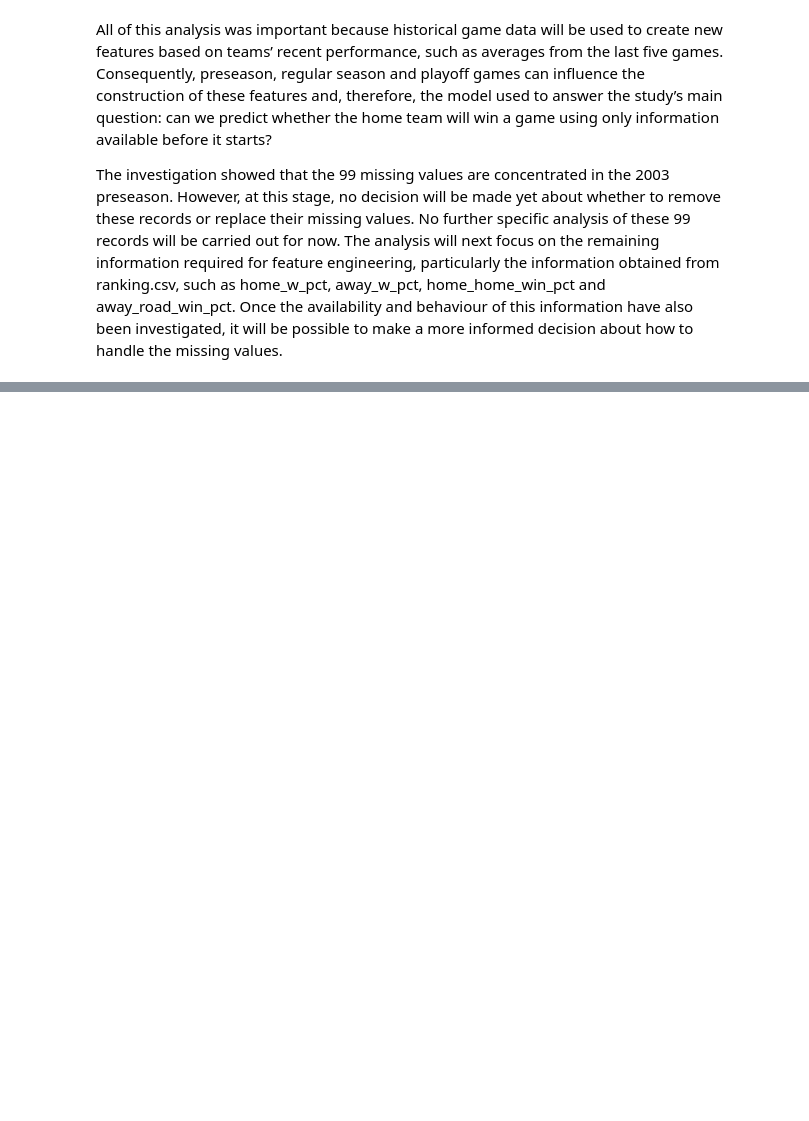
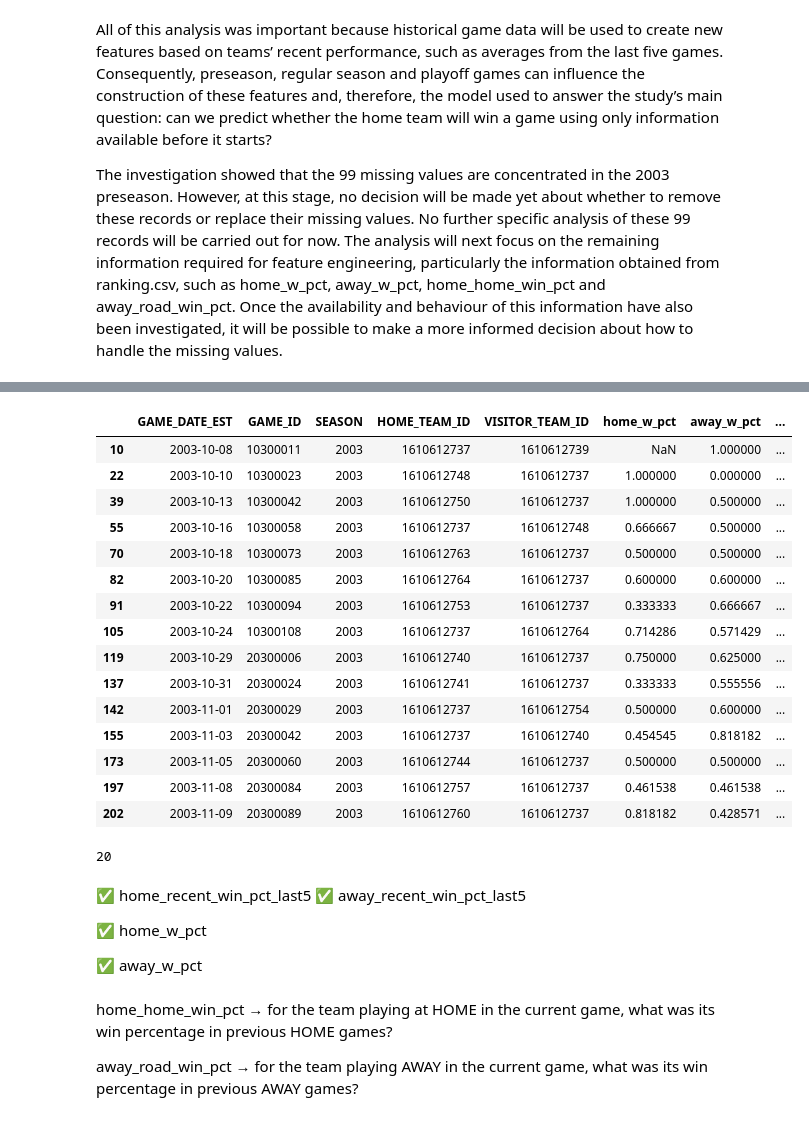
Before and after one commit to FelipeRino/Machine-Learning, a Jupyter notebook: Felipe_ML_CA1.ipynb, the cells around one changed output, grey strips where cells are left out. Cells and saved outputs as stored; diff of their text form; code cells hidden in the pictures; blank space fills up the shorter version.

```diff
--- a/Felipe_ML_CA1.ipynb
+++ b/Felipe_ML_CA1.ipynb
@@ -640,0 +1888,48 @@ The investigation showed that the 99 missing values are concentrated in the 2003
+# %%
+games_features[
+    (
+        (games_features["HOME_TEAM_ID"] == 1610612737) |
+        (games_features["VISITOR_TEAM_ID"] == 1610612737)
+    ) &
+    (games_features["SEASON"] == 2003)
+][[
+    "GAME_DATE_EST",
+    "GAME_ID",
+    "SEASON",
+    "HOME_TEAM_ID",
+    "VISITOR_TEAM_ID",
+    "home_w_pct",
+    "away_w_pct",
+    "HOME_TEAM_WINS"
+]].head(15)
+# %% [output]
+|  | GAME_DATE_EST | GAME_ID | SEASON | HOME_TEAM_ID | VISITOR_TEAM_ID | home_w_pct | away_w_pct | ... |
+| 10 | 2003-10-08 | 10300011 | 2003 | 1610612737 | 1610612739 | NaN | 1.000000 | ... |
+| 22 | 2003-10-10 | 10300023 | 2003 | 1610612748 | 1610612737 | 1.000000 | 0.000000 | ... |
+| 39 | 2003-10-13 | 10300042 | 2003 | 1610612750 | 1610612737 | 1.000000 | 0.500000 | ... |
+| 55 | 2003-10-16 | 10300058 | 2003 | 1610612737 | 1610612748 | 0.666667 | 0.500000 | ... |
+| 70 | 2003-10-18 | 10300073 | 2003 | 1610612763 | 1610612737 | 0.500000 | 0.500000 | ... |
+| 82 | 2003-10-20 | 10300085 | 2003 | 1610612764 | 1610612737 | 0.600000 | 0.600000 | ... |
+| 91 | 2003-10-22 | 10300094 | 2003 | 1610612753 | 1610612737 | 0.333333 | 0.666667 | ... |
+| 105 | 2003-10-24 | 10300108 | 2003 | 1610612737 | 1610612764 | 0.714286 | 0.571429 | ... |
+| 119 | 2003-10-29 | 20300006 | 2003 | 1610612740 | 1610612737 | 0.750000 | 0.625000 | ... |
+| 137 | 2003-10-31 | 20300024 | 2003 | 1610612741 | 1610612737 | 0.333333 | 0.555556 | ... |
+| 142 | 2003-11-01 | 20300029 | 2003 | 1610612737 | 1610612754 | 0.500000 | 0.600000 | ... |
+| 155 | 2003-11-03 | 20300042 | 2003 | 1610612737 | 1610612740 | 0.454545 | 0.818182 | ... |
+| 173 | 2003-11-05 | 20300060 | 2003 | 1610612744 | 1610612737 | 0.500000 | 0.500000 | ... |
+| 197 | 2003-11-08 | 20300084 | 2003 | 1610612757 | 1610612737 | 0.461538 | 0.461538 | ... |
+| 202 | 2003-11-09 | 20300089 | 2003 | 1610612760 | 1610612737 | 0.818182 | 0.428571 | ... |
+# %%
+games_features[
+    games_features["home_w_pct"].isna() |
+    games_features["away_w_pct"].isna()
+]["GAME_ID"].nunique()
+# %% [output]
+20
+# %% [markdown]
+✅ home_recent_win_pct_last5
+✅ away_recent_win_pct_last5
+
+✅ home_w_pct
+
+✅ away_w_pct
@@ -640,0 +1938,8 @@ The investigation showed that the 99 missing values are concentrated in the 2003
+# %% [markdown]
+home_home_win_pct
+→ for the team playing at HOME in the current game,
+  what was its win percentage in previous HOME games?
+
+away_road_win_pct
+→ for the team playing AWAY in the current game,
+  what was its win percentage in previous AWAY games?
```
Also changed, not shown: parts of 167 cells of this notebook.
